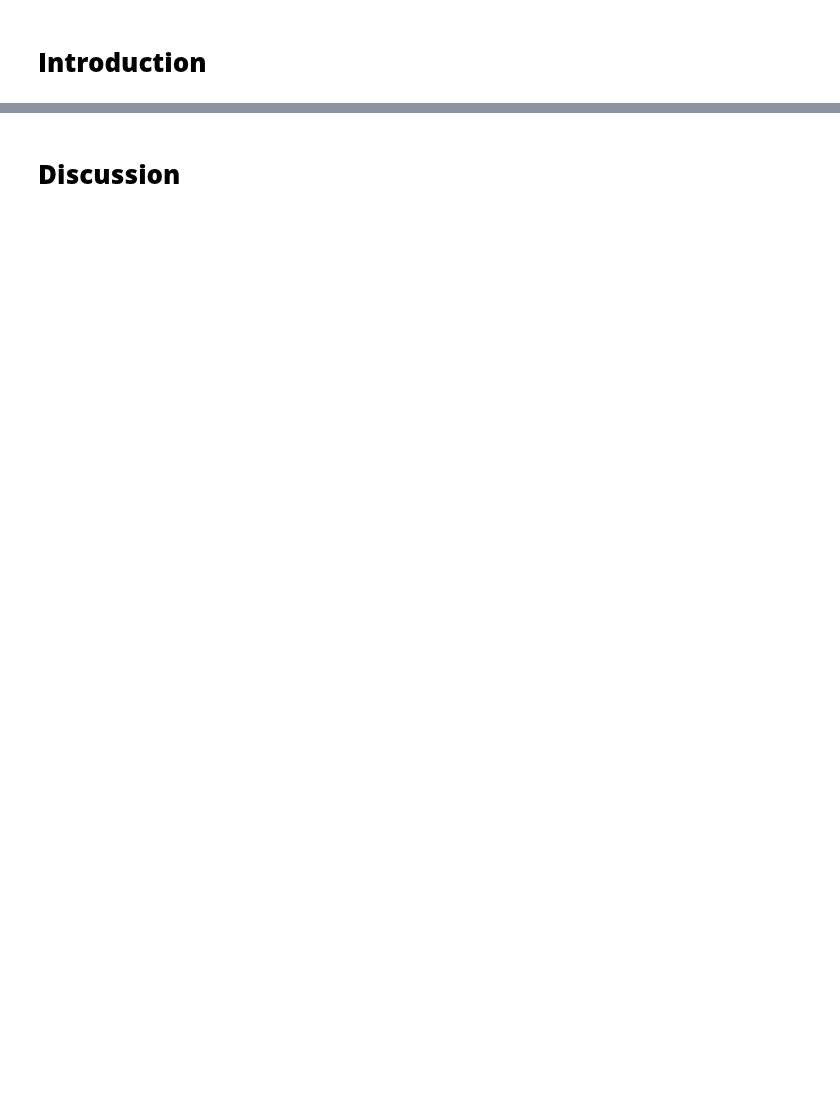
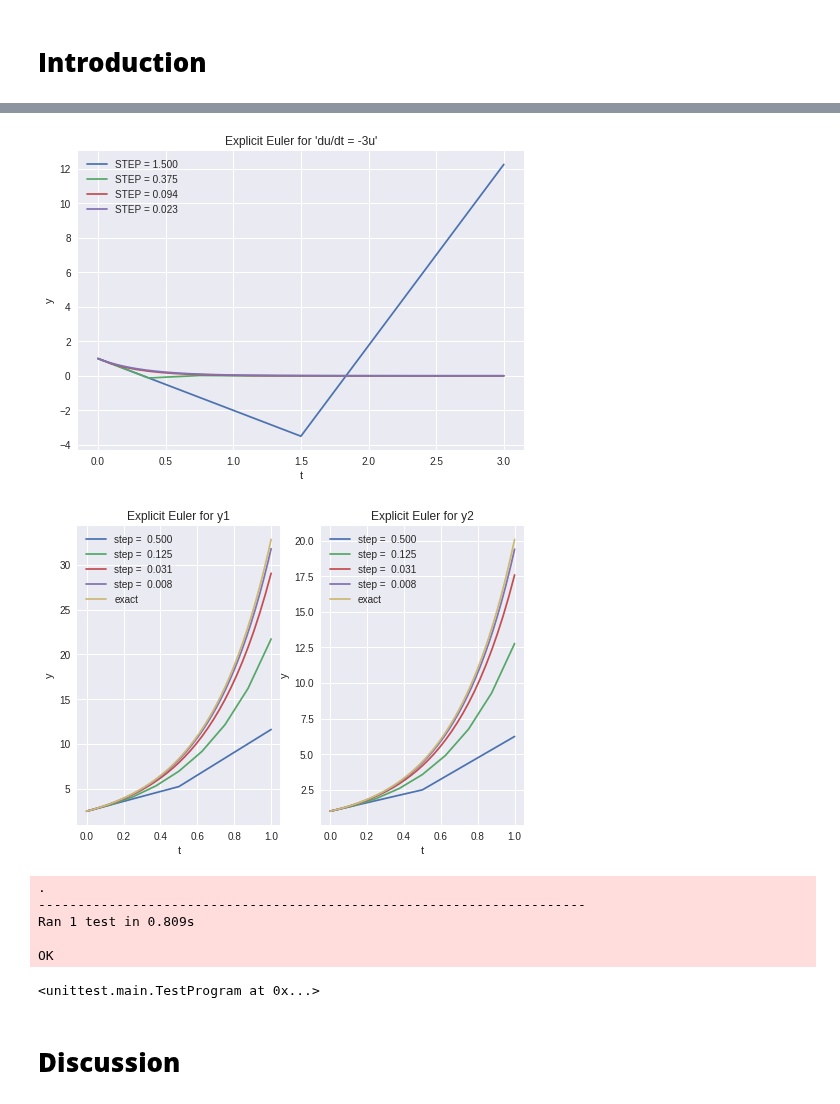
Before and after one commit to johanhoffman/DD2363-VT19, a Jupyter notebook: Lab-5/tedwards_lab5.ipynb, the cells around one changed output, grey strips where cells are left out. Drawn from its saved outputs; the diff is of its cells as text; code cells hidden in the pictures; blank space fills up the shorter version.

```diff
--- a/Lab-5/tedwards_lab5.ipynb
+++ b/Lab-5/tedwards_lab5.ipynb
@@ -61 +57,11 @@ $
+# %%
+def explicit_euler_system(T,f,u0,N):
+    h = T/N
+    u = np.zeros((u0.shape[0],N+1))
+    u[:,0] = u0
+    t = np.zeros(N+1)
+    for n in range(1,N+1):
+        t[n] = t[n-1]+h
+        u[:,n] = u[:,n-1] + h*f(u[:,n-1],t[n-1])
+    return u,t,h
 # %% [markdown]
@@ -68,0 +69,62 @@ Present the results. If the result is an algorithm that you have described under
+# %%
+class Lab5FunctionsTest(unittest.TestCase):
+
+    def tests(self):
+        # pick an ODE of the form du/dt = a*u, a < 0
+        #for explicit euler, solution is A-stable if |1+h*a| < 1
+        f = lambda u_n,t: -3.0*u_n
+        asol = lambda t: exp(-3.0*t)
+        steps = [2,8,32,128]
+        exact = asol(3.0)
+        print("Convergence of scalar Explicit Euler")
+        plt.figure(1)
+        for s in steps:
+            y,t,h = explicit_euler(3.0,f,1.0,s)
+            print("Step size: " + str(h) + ", Error: " + str(abs(exact-y[-1])))
+            plt.plot(t,y,label="STEP = %.3f" % (h))
+        plt.legend()
+        plt.title("Explicit Euler for 'du/dt = -3u'")
+        plt.ylabel("y")
+        plt.xlabel("t")
+
+
+        print ("\n\n\n")
+        print("Convergence of Explicit Euler for Systems")
+        plt.figure(2)
+        # SYSTEM OF ODEs
+        A = np.array([[1.,3.],[0.,3.]])
+        # exact solutions
+        y1 = lambda t: exp(t) + 1.5*exp(3.0*t)
+        y2 = lambda t: exp(3.0*t)
+
+        f = lambda y,t: A.dot(y)
+        steps = [2,8,32,128]
+        end_steps = None;
+        for s in steps:
+            y,t,h = explicit_euler_system(1.,f,np.array([2.5,1.]),s)
+            print ("y1: Step size: " + str(h) + ", Error: " + str(abs(y1(1.)-y[0,-1])))
+            print ("y2: Step size: " + str(h) + ", Error: " + str(abs(y2(1.)-y[1,-1])))
+            plt.subplot(121)
+            plt.plot(t,y[0,:],label="step =  %.3f" % (h))
+            plt.subplot(122)
+            plt.plot(t,y[1,:],label="step =  %.3f" % (h))
+            if s == steps[-1]:
+                end_steps = t
+
+        plt.subplot(121)
+        plt.plot(t,[y1(x) for x in t],label="exact")
+        plt.legend()
+        plt.title("Explicit Euler for y1")
+        plt.xlabel("t")
+        plt.ylabel("y")
+        plt.subplot(122)
+        plt.plot(t,[y2(x) for x in t],label="exact")
+        plt.legend()
+        plt.title("Explicit Euler for y2")
+        plt.xlabel("t")
+        plt.ylabel("y")
+
+        plt.show()
+
+unittest.main(argv=['first-arg-is-ignored'], exit=False)
+# %% [output]
@@ -69,2 +151,10 @@ Present the results. If the result is an algorithm that you have described under
+[figure, added]
+[figure, added]
+.
+----------------------------------------------------------------------
+Ran 1 test in 0.809s
+
+OK
+<unittest.main.TestProgram at 0x...>
 # %% [markdown]
 # **Discussion**
```
Also changed, not shown: parts of 41 cells of this notebook.
